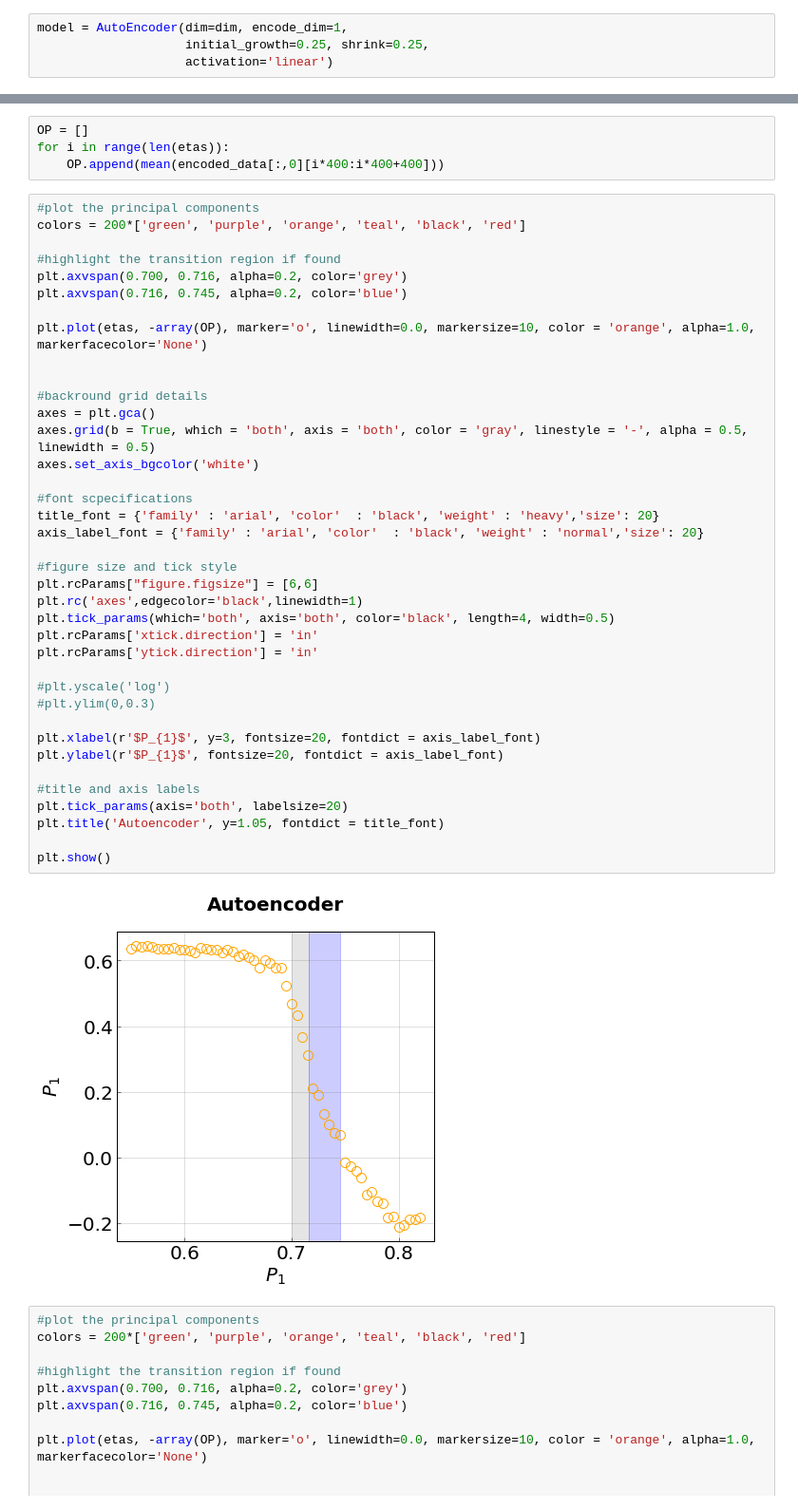
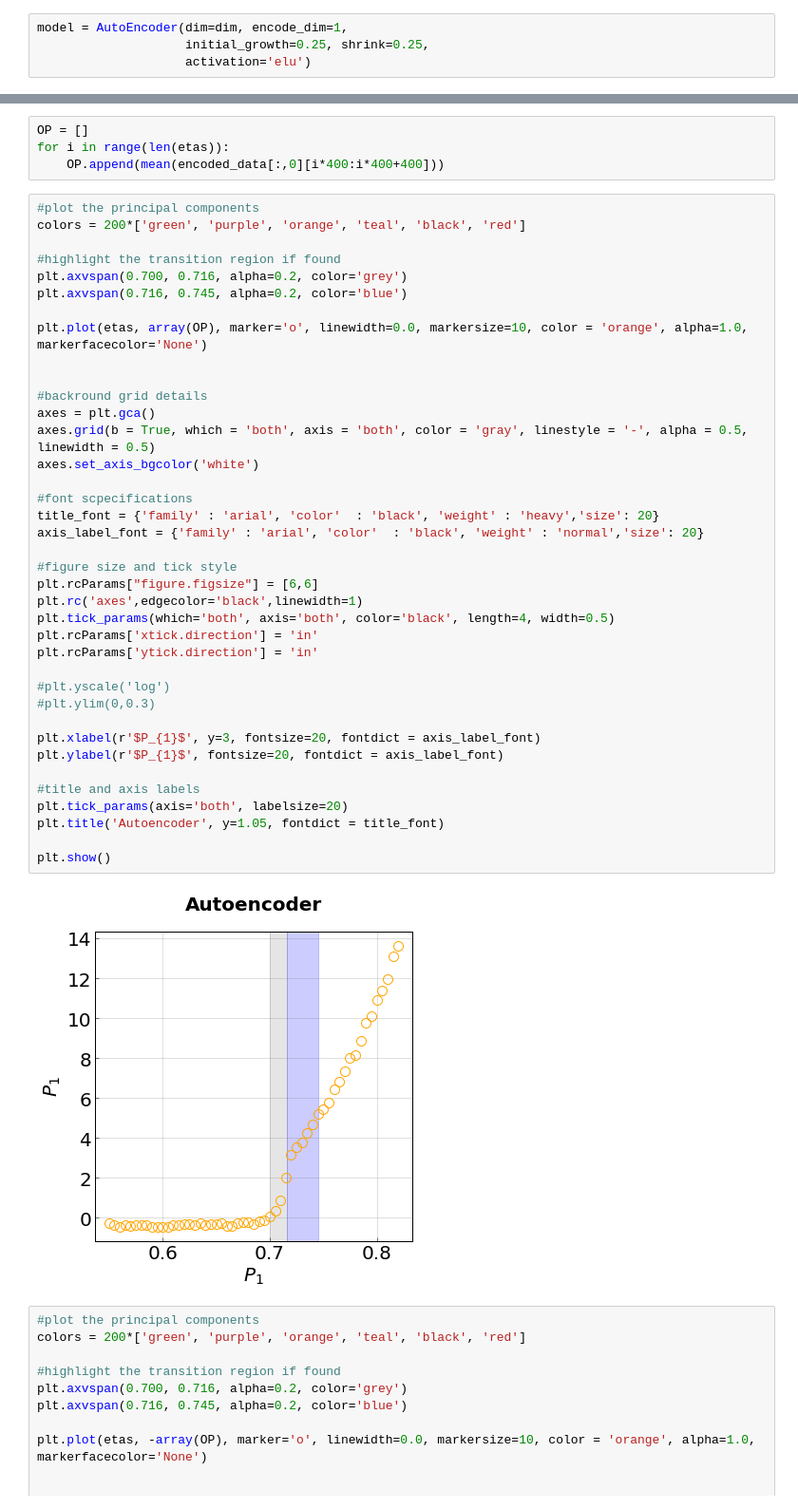
Before and after one commit to truskett-group-ut/hard_disks_pca, a Jupyter notebook: autoencoder.ipynb, the cells around one changed output, grey strips where cells are left out. Shown at 95% size. Cells and saved outputs as stored; diff of their text form.

```diff
--- a/autoencoder.ipynb
+++ b/autoencoder.ipynb
@@ -142,7 +137,7 @@ model = AutoEncoder(dim=dim, encode_dim=1,
 # %%
 model = AutoEncoder(dim=dim, encode_dim=1,
                     initial_growth=0.25, shrink=0.25,
-                    activation='linear')
+                    activation='elu')
 # %%
 print model.layer_dims
 # %% [output]
@@ -224,38 +193,38 @@ colors = 200*['green', 'purple', 'orange', 'teal', 'black', 'red']
 plt.axvspan(0.700, 0.716, alpha=0.2, color='grey')
 plt.axvspan(0.716, 0.745, alpha=0.2, color='blue')
 
-plt.plot(etas, -array(OP), marker='o', linewidth=0.0, markersize=10, color = 'orange', alpha=1.0, markerfacecolor='None')
+plt.plot(etas, array(OP), marker='o', linewidth=0.0, markersize=10, color = 'orange', alpha=1.0, markerfacecolor='None')
 
 
 #backround grid details
 axes = plt.gca()
 axes.grid(b = True, which = 'both', axis = 'both', color = 'gray', linestyle = '-', alpha = 0.5, linewidth = 0.5)
 axes.set_axis_bgcolor('white')
 
 #font scpecifications
 title_font = {'family' : 'arial', 'color'  : 'black', 'weight' : 'heavy','size': 20}
 axis_label_font = {'family' : 'arial', 'color'  : 'black', 'weight' : 'normal','size': 20}
 
 #figure size and tick style
 plt.rcParams["figure.figsize"] = [6,6]
 plt.rc('axes',edgecolor='black',linewidth=1)
 plt.tick_params(which='both', axis='both', color='black', length=4, width=0.5)
 plt.rcParams['xtick.direction'] = 'in'
 plt.rcParams['ytick.direction'] = 'in'
 
 #plt.yscale('log')
 #plt.ylim(0,0.3)
 
 plt.xlabel(r'$P_{1}$', y=3, fontsize=20, fontdict = axis_label_font)
 plt.ylabel(r'$P_{1}$', fontsize=20, fontdict = axis_label_font)
 
 #title and axis labels
 plt.tick_params(axis='both', labelsize=20)
 plt.title('Autoencoder', y=1.05, fontdict = title_font)
 
 plt.show()
 # %% [output]
-[figure, old version]
+[figure, new version]
 # %%
 #plot the principal components
 colors = 200*['green', 'purple', 'orange', 'teal', 'black', 'red']
```
Also changed, not shown: parts of 33 cells of this notebook, 2 other files.
